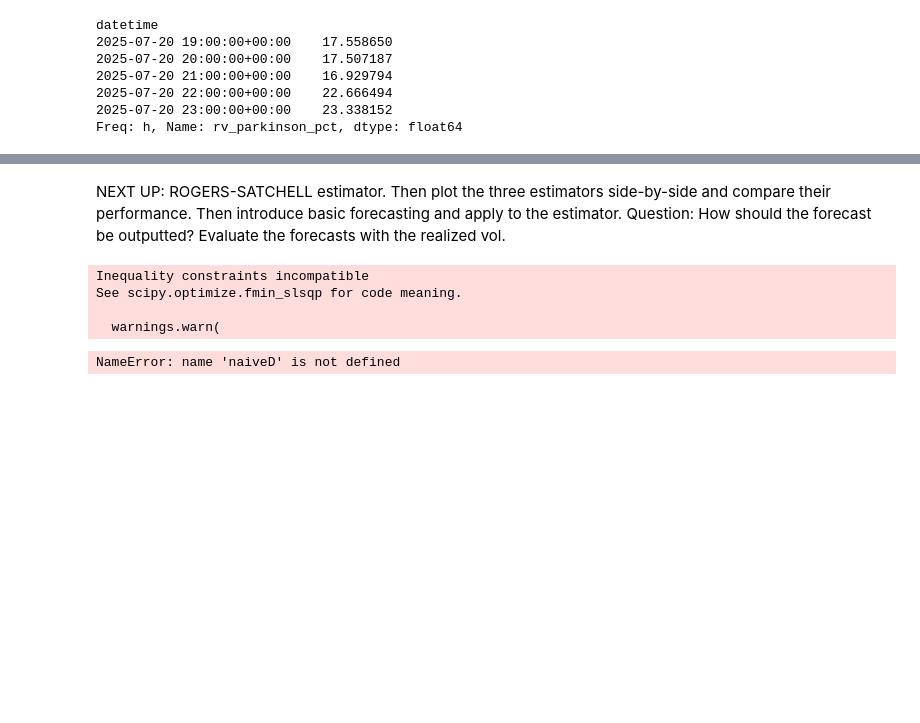
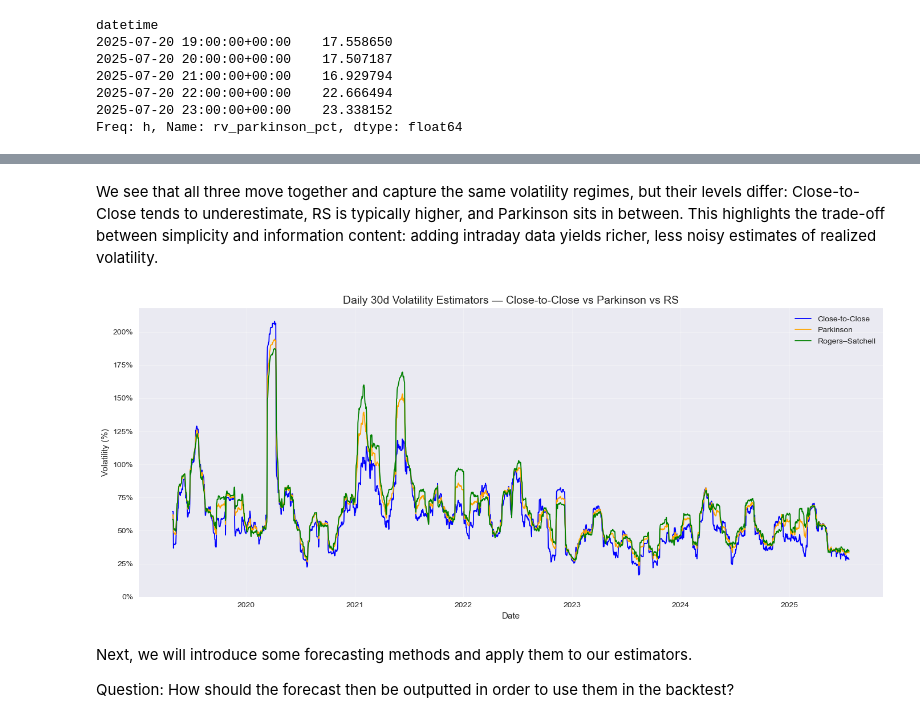
Before and after one commit to QuanTUMunich/GammaScalping, a Jupyter notebook: notebooks/volatility_inspection.ipynb, the cells around one changed output, grey strips where cells are left out. Cells and saved outputs as stored; diff of their text form; code cells hidden in the pictures; blank space fills up the shorter version.

```diff
--- a/notebooks/volatility_inspection.ipynb
+++ b/notebooks/volatility_inspection.ipynb
@@ -304,0 +235,6 @@ print(f"[HOURLY] Corr: {corr:.2f} | Mean diff (Park - Close): {diff.mean():.2f}
+# %%
+daily_rs   = rs_vol(df, window=30, freq="daily")
+hourly_rs  = rs_vol(df, window=24, freq="hourly")
+
+display(daily_rs.tail())
+display(hourly_rs.tail())
@@ -304,0 +256,30 @@ print(f"[HOURLY] Corr: {corr:.2f} | Mean diff (Park - Close): {diff.mean():.2f}
+# %% [markdown]
+We see that all three move together and capture the same volatility regimes, but their levels differ: Close-to-Close tends to underestimate, RS is typically higher, and Parkinson sits in between. This highlights the trade-off between simplicity and information content: adding intraday data yields richer, less noisy estimates of realized volatility.
+# %%
+# Merge into one DataFrame
+est_daily = pd.concat(
+    [
+        daily.rename("rv_est_pct"),
+        daily_parkinson.rename("rv_parkinson_pct"),
+        daily_rs.rename("rv_rs_pct"),
+    ],
+    axis=1
+).dropna()
+
+# Plot
+plt.figure(figsize=(14,6))
+plt.plot(est_daily.index, est_daily["rv_est_pct"], label="Close-to-Close", color="b", lw=1.3)
+plt.plot(est_daily.index, est_daily["rv_parkinson_pct"], label="Parkinson", color = "orange", lw=1.3)
+plt.plot(est_daily.index, est_daily["rv_rs_pct"], label="Rogers–Satchell", color = "green", lw=1.3)
+
+plt.title("Daily 30d Volatility Estimators — Close-to-Close vs Parkinson vs RS", fontsize=14)
+plt.ylabel("Volatility (%)")
+plt.xlabel("Date")
+plt.ylim(bottom=0)
+plt.grid(alpha=0.3)
+plt.legend()
+plt.gca().yaxis.set_major_formatter(mtick.PercentFormatter())
+plt.tight_layout()
+plt.show()
+# %% [output]
+[figure, added]
@@ -305,28 +339,4 @@ print(f"[HOURLY] Corr: {corr:.2f} | Mean diff (Park - Close): {diff.mean():.2f}
 # %% [markdown]
-NEXT UP: ROGERS-SATCHELL estimator. Then plot the three estimators side-by-side and compare their performance. Then introduce basic forecasting and apply to the estimator.
-Question: How should the forecast be outputted?
-Evaluate the forecasts with the realized vol.
+Next, we will introduce some forecasting methods and apply them to our estimators.
+
+Question: How should the forecast then be outputted in order to use them in the backtest?
-# %%
-# ==== DAILY horizon example: h=7 days ====
-y_1d   = realized_future_vol(df, h=24, freq="hourly", percent=True)
-garch7 = garch_forecast(df, freq="hourly", horizon=24, dist="t")   # Student-t often better for fat tails
-
-cmp = pd.concat([y_7d, garch7, naiveD], axis=1).dropna()
-
-# Quick metrics
-rmse_garch = float(np.sqrt(((cmp[garch7.name] - cmp[y_7d.name])**2).mean()))
-print(f"[DAILY h=7] RMSE  GARCH: {rmse_garch:.2f}")
-
-# Plot
-plt.figure(figsize=(14,5))
-plt.plot(cmp.index, cmp[y_7d.name],  label="Realized vol (7d target)", color="black", lw=1.2)
-plt.plot(cmp.index, cmp[garch7.name], label="GARCH forecast (7d)",    color="tab:blue", lw=1.1, alpha=0.9)
-plt.title("7-Day Volatility: GARCH vs Naive vs Realized")
-plt.ylabel("Annualized Volatility (%)")
-plt.legend(); plt.grid(alpha=0.3); plt.show()
-# %% [output]
-Inequality constraints incompatible
-See scipy.optimize.fmin_slsqp for code meaning.
-
-  warnings.warn(
-NameError: name 'naiveD' is not defined
```
Also changed, not shown: parts of 14 cells of this notebook, 2 other files.
